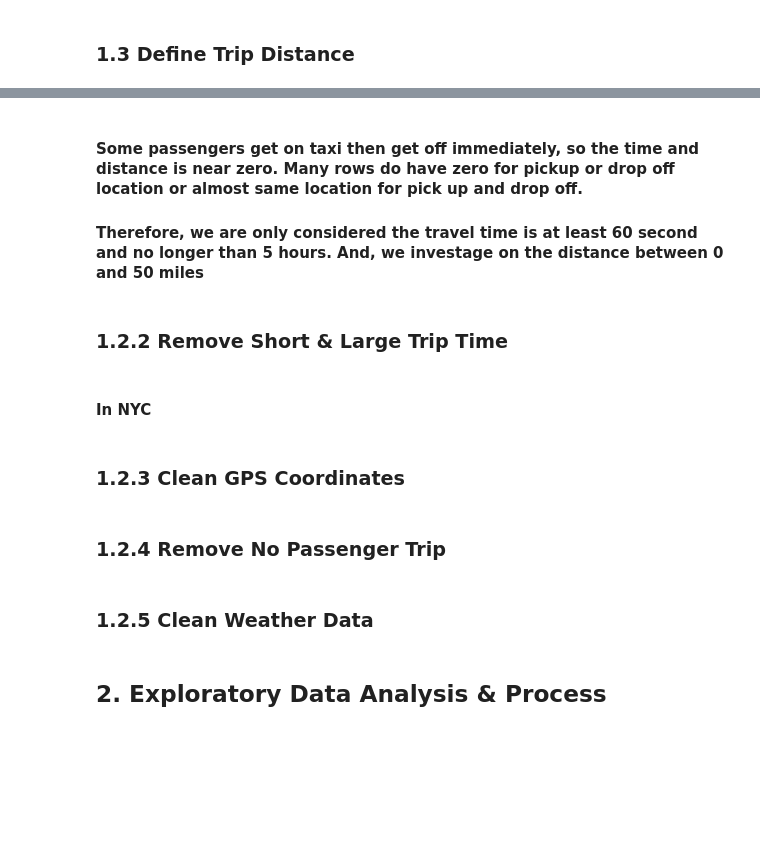
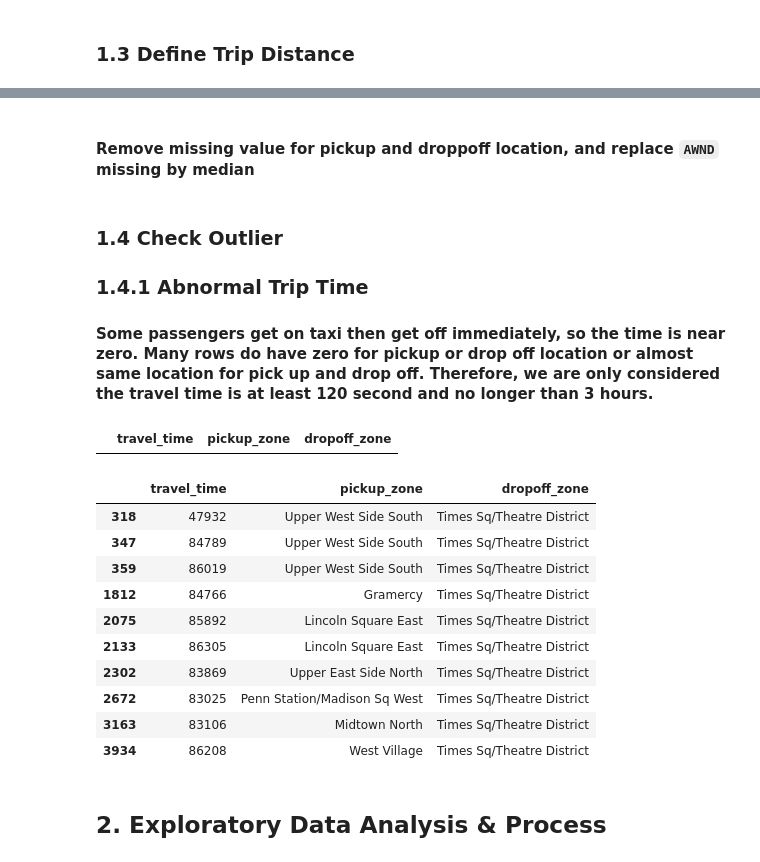
Before and after one commit to Jay4869/NYC-Taxi-FHV-Project, a Jupyter notebook: Reports/NYC Taxi & FHV Project-Copy1.ipynb, the cells around one changed output, grey strips where cells are left out. Cells and saved outputs as stored; diff of their text form; code cells hidden in the pictures; blank space fills up the shorter version.

```diff
--- a/Reports/NYC Taxi & FHV Project-Copy1.ipynb
+++ b/Reports/NYC Taxi & FHV Project-Copy1.ipynb
@@ -309,0 +241,2 @@ df_loc.loc[df_loc.location_i==57,:]
+# %% [markdown]
+#### Remove missing value for pickup and droppoff location, and replace `AWND` missing by median
@@ -310,4 +247,6 @@ df_loc.loc[df_loc.location_i==57,:]
 # %% [markdown]
-#### Some passengers get on taxi then get off immediately, so the time and distance is near zero. Many rows do have zero for pickup or drop off location or almost same location for pick up and drop off.
+### 1.4 Check Outlier
 
-#### Therefore, we are only considered the travel time is at least 60 second and no longer than 5 hours. And, we investage on the distance between 0 and 50 miles
+### 1.4.1 Abnormal Trip Time
+
+#### Some passengers get on taxi then get off immediately, so the time is near zero. Many rows do have zero for pickup or drop off location or almost same location for pick up and drop off.  Therefore, we are only considered the travel time is at least 120 second and no longer than 3 hours.
@@ -316,2 +253,4 @@ data.plot(x='haversine_distance',y='travel_time',kind='scatter')
 # %%
-data.loc[(data.haversine_distance == 0) & (data.travel_time <= 60), ['travel_time', 'haversine_distance']].head(10)
+data.loc[(data.travel_time <= 60), ['travel_time','pickup_zone', 'dropoff_zone']].head(10)
+# %% [output]
+|  | travel_time | pickup_zone | dropoff_zone |
@@ -320,38 +257,14 @@ data = data.loc[(data['haversine_distance'] > 0.5) & (data['haversine_distance']
-# %% [markdown]
-###  1.2.2 Remove Short & Large Trip Time
-# %% [markdown]
-#### In NYC
-# %%
-data = data.loc[(data['travel_time'] > 60) & (data['travel_time'] < 20000)]
-data.plot(x='haversine_distance',y='travel_time',kind='scatter')
-# %% [markdown]
-### 1.2.3 Clean GPS Coordinates
-# %%
-# clean any pickup not in the NYC
-xlim = [-74.03, -73.77]
-ylim = [40.63, 40.85]
-data = data[(data.pickup_longitude> xlim[0]) & (data.pickup_longitude < xlim[1])]
-data = data[(data.dropoff_longitude> xlim[0]) & (data.dropoff_longitude < xlim[1])]
-data = data[(data.pickup_latitude> ylim[0]) & (data.pickup_latitude < ylim[1])]
-data = data[(data.dropoff_latitude> ylim[0]) & (data.dropoff_latitude < ylim[1])]
-# %% [markdown]
-### 1.2.4 Remove No Passenger Trip
-# %%
-data = data.loc[data.passenger_count > 0]
-# %% [markdown]
-### 1.2.5 Clean Weather Data
-# %%
-# refill visib using forward or backward
-data['visib'] = data['visib'].replace(999.9, np.nan).fillna(method='ffill')
-
-# refill mxpsd using forward or backward
-data['mxpsd'] = data['mxpsd'].replace(999.9, np.nan).fillna(method='ffill')
-
-# refill wdsp using forward or backward
-data['wdsp'] = data['wdsp'].replace(999.9, np.nan).fillna(method='ffill')
-
-# refill gust as 0
-data.loc[(data['gust'] == 999.9), 'gust'] = 0
-
-# refit sndp as 0
-data.loc[data['sndp'] == 999.9, 'sndp'] = 0
+# %%
+data.loc[(data.travel_time >= 10800), ['travel_time','pickup_zone', 'dropoff_zone']].head(10)
+# %% [output]
+|  | travel_time | pickup_zone | dropoff_zone |
+| 318 | 47932 | Upper West Side South | Times Sq/Theatre District |
+| 347 | 84789 | Upper West Side South | Times Sq/Theatre District |
+| 359 | 86019 | Upper West Side South | Times Sq/Theatre District |
+| 1812 | 84766 | Gramercy | Times Sq/Theatre District |
+| 2075 | 85892 | Lincoln Square East | Times Sq/Theatre District |
+| 2133 | 86305 | Lincoln Square East | Times Sq/Theatre District |
+| 2302 | 83869 | Upper East Side North | Times Sq/Theatre District |
+| 2672 | 83025 | Penn Station/Madison Sq West | Times Sq/Theatre District |
+| 3163 | 83106 | Midtown North | Times Sq/Theatre District |
+| 3934 | 86208 | West Village | Times Sq/Theatre District |
```
Also changed, not shown: parts of 22 cells of this notebook.
